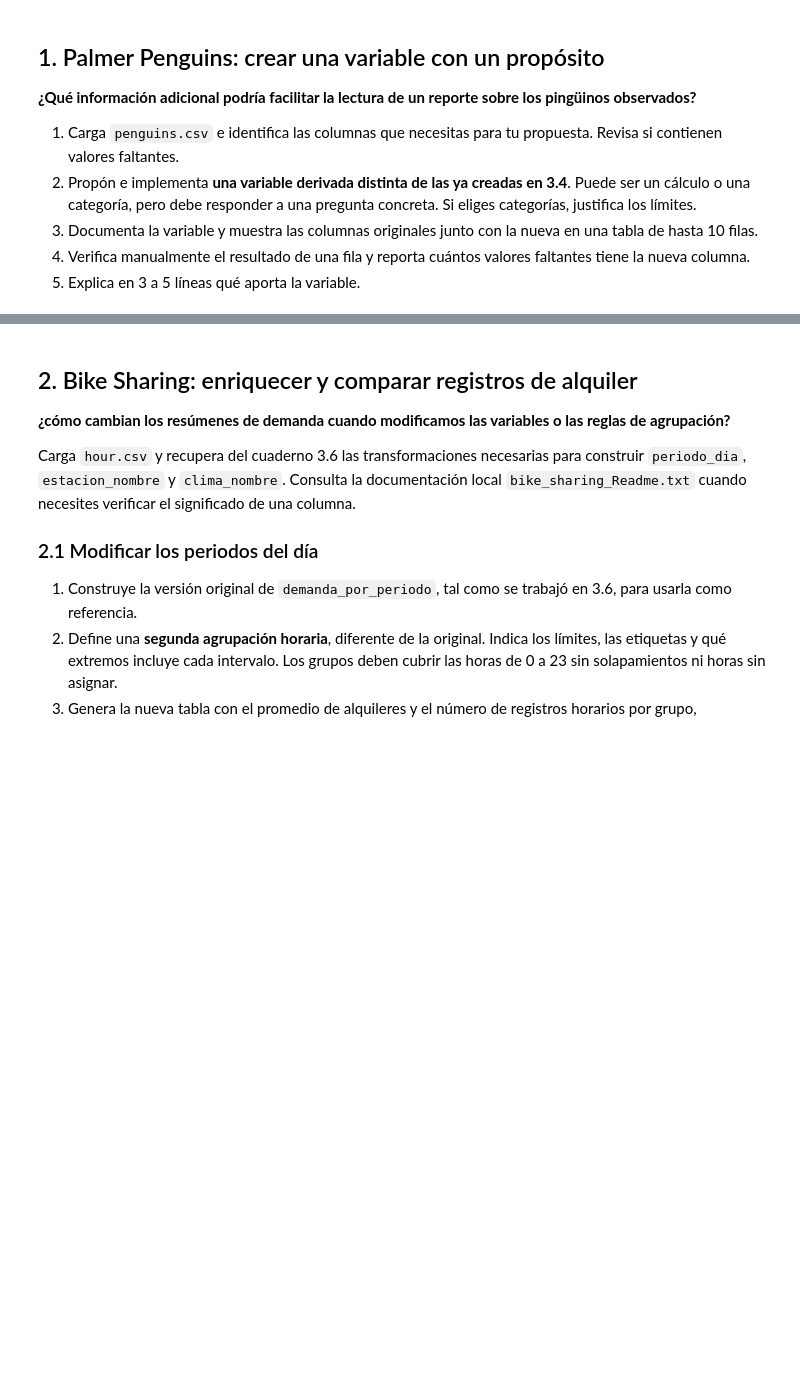
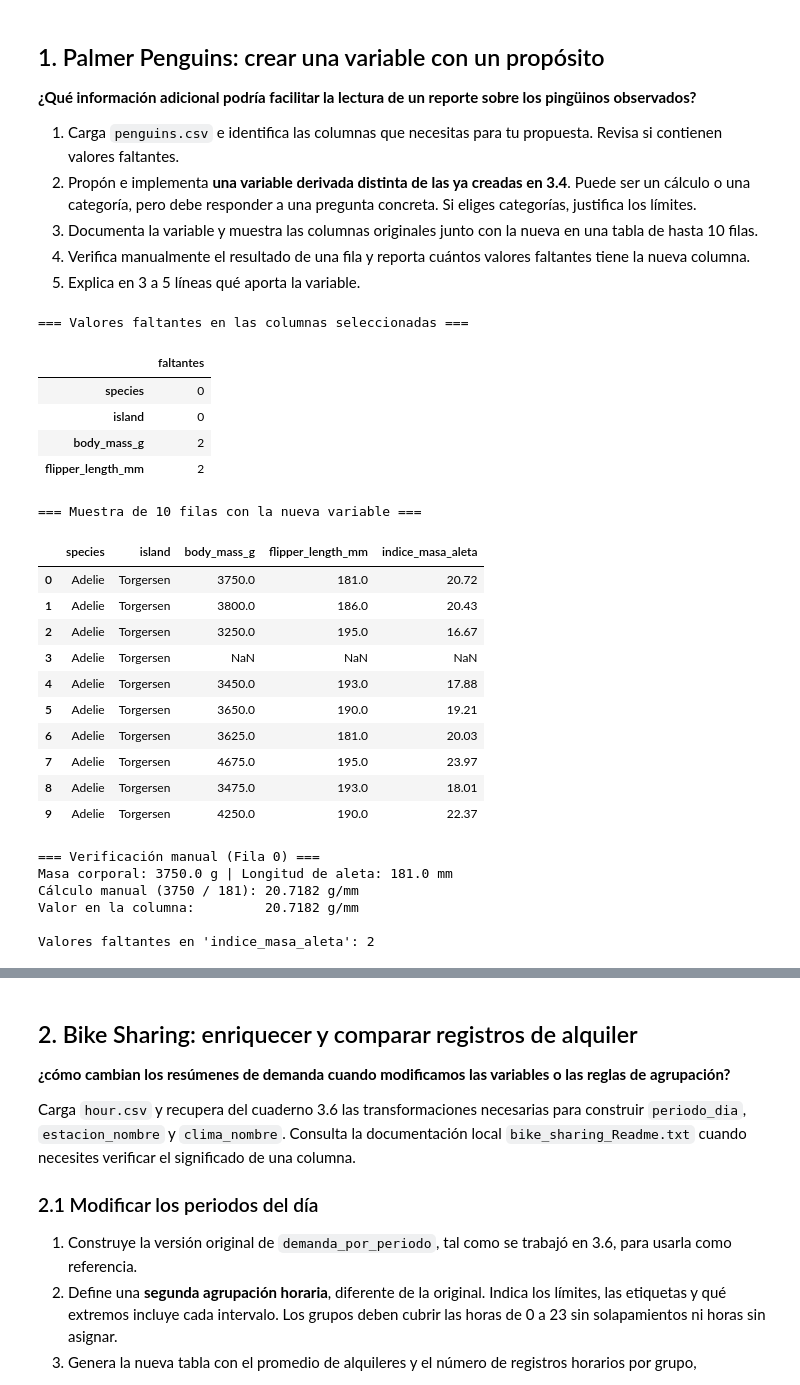
Before and after one commit to Santiago-CS/Procesamiento-de-datos, a Jupyter notebook: Modulo II/Actividad7_Generación_Enriquecimiento_Datos.ipynb, the cells around one changed output, grey strips where cells are left out. Saved outputs shown, nothing was run; the diff lists cells and outputs as text; code cells hidden in the pictures; blank space fills up the shorter version.

```diff
--- a/Modulo II/Actividad7_Generación_Enriquecimiento_Datos.ipynb
+++ b/Modulo II/Actividad7_Generación_Enriquecimiento_Datos.ipynb
@@ -30,3 +30,60 @@ Esta actividad consiste en crear variables útiles, generar tablas de análisis
 5. Explica en 3 a 5 líneas qué aporta la variable.
 # %%
 # Desarrolla el apartado 1. Agrega las celdas que necesites.
+import os
+import numpy as np
+import pandas as pd
+from IPython.display import display
+
+carpeta_datos = 'Data'
+
+# 1. Cargar penguins.csv conservando el original
+pinguinos = pd.read_csv(os.path.join(carpeta_datos, 'penguins.csv'))
+
+# Identificar columnas necesarias y revisar valores faltantes
+columnas_necesarias = ['species', 'island', 'body_mass_g', 'flipper_length_mm']
+print("=== Valores faltantes en las columnas seleccionadas ===")
+display(pinguinos[columnas_necesarias].isna().sum().to_frame(name='faltantes'))
+
+# 2. Crear copia y calcular la nueva variable derivada: Índice Masa-Aleta (g/mm)
+pinguinos_enriquecidos = pinguinos.copy()
+pinguinos_enriquecidos['indice_masa_aleta'] = (pinguinos_enriquecidos['body_mass_g'] / pinguinos_enriquecidos['flipper_length_mm'])
+
+# 3. Mostrar las columnas originales junto con la nueva en una tabla de 10 filas
+print("\n=== Muestra de 10 filas con la nueva variable ===")
+columnas_mostrar = ['species', 'island', 'body_mass_g', 'flipper_length_mm', 'indice_masa_aleta']
+display(pinguinos_enriquecidos[columnas_mostrar].head(10).round(2))
+
+# 4. Verificación manual de la primera fila (índice 0) y conteo de faltantes
+fila_0 = pinguinos_enriquecidos.loc[0]
+calculo_manual = fila_0['body_mass_g'] / fila_0['flipper_length_mm']
+print(f"\n=== Verificación manual (Fila 0) ===")
+print(f"Masa corporal: {fila_0['body_mass_g']} g | Longitud de aleta: {fila_0['flipper_length_mm']} mm")
+print(f"Cálculo manual (3750 / 181): {calculo_manual:.4f} g/mm")
+print(f"Valor en la columna:         {fila_0['indice_masa_aleta']:.4f} g/mm")
+print(f"\nValores faltantes en 'indice_masa_aleta': {pinguinos_enriquecidos['indice_masa_aleta'].isna().sum()}")
+# %% [output]
+=== Valores faltantes en las columnas seleccionadas ===
+|  | faltantes |
+| species | 0 |
+| island | 0 |
+| body_mass_g | 2 |
+| flipper_length_mm | 2 |
+=== Muestra de 10 filas con la nueva variable ===
+|  | species | island | body_mass_g | flipper_length_mm | indice_masa_aleta |
+| 0 | Adelie | Torgersen | 3750.0 | 181.0 | 20.72 |
+| 1 | Adelie | Torgersen | 3800.0 | 186.0 | 20.43 |
+| 2 | Adelie | Torgersen | 3250.0 | 195.0 | 16.67 |
+| 3 | Adelie | Torgersen | NaN | NaN | NaN |
+| 4 | Adelie | Torgersen | 3450.0 | 193.0 | 17.88 |
+| 5 | Adelie | Torgersen | 3650.0 | 190.0 | 19.21 |
+| 6 | Adelie | Torgersen | 3625.0 | 181.0 | 20.03 |
+| 7 | Adelie | Torgersen | 4675.0 | 195.0 | 23.97 |
+| 8 | Adelie | Torgersen | 3475.0 | 193.0 | 18.01 |
+| 9 | Adelie | Torgersen | 4250.0 | 190.0 | 22.37 |
+=== Verificación manual (Fila 0) ===
+Masa corporal: 3750.0 g | Longitud de aleta: 181.0 mm
+Cálculo manual (3750 / 181): 20.7182 g/mm
+Valor en la columna:         20.7182 g/mm
+
+Valores faltantes en 'indice_masa_aleta': 2
```
Also changed, not shown: parts of 12 cells of this notebook, 2 other files.
